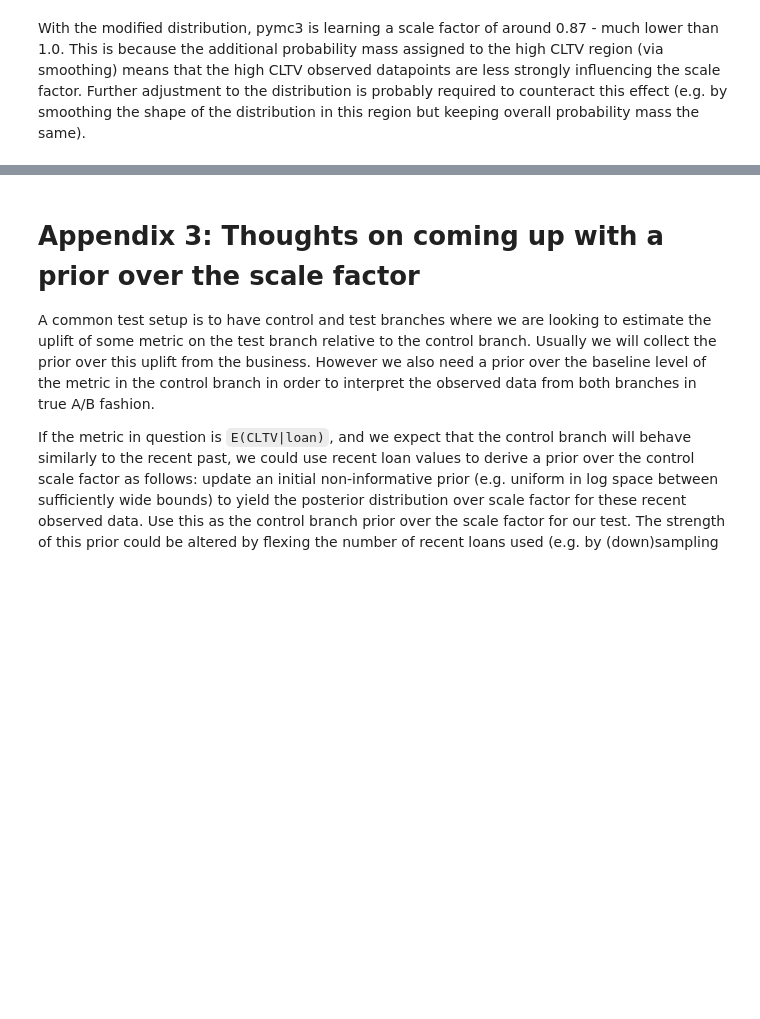
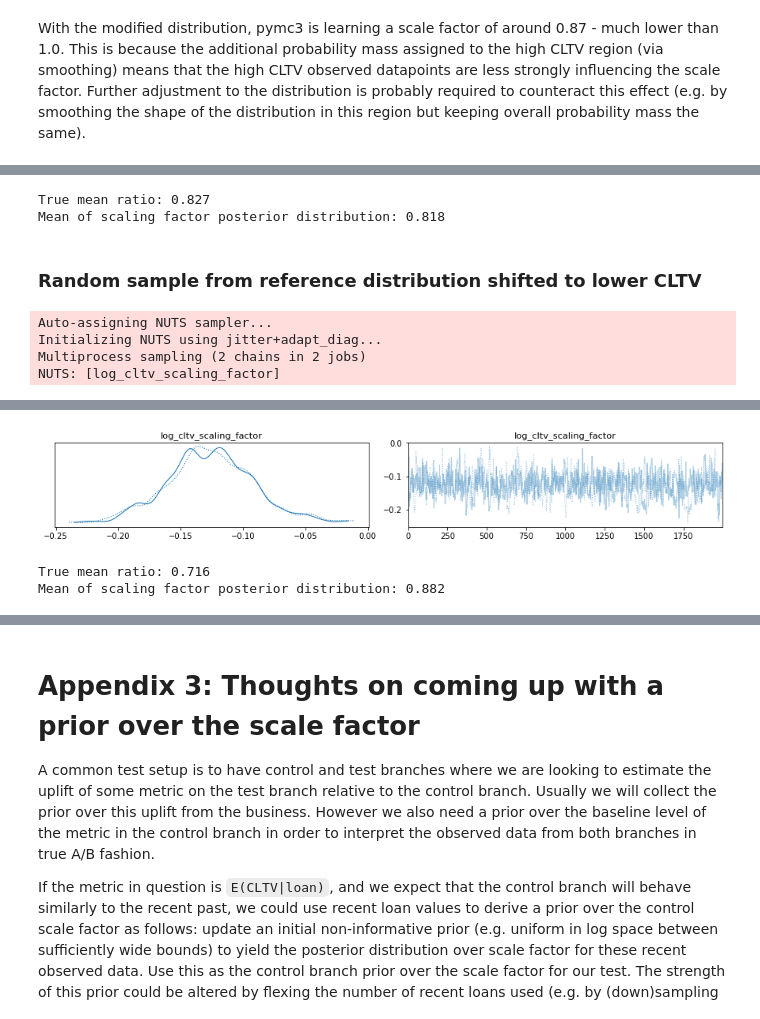
Before and after one commit to jackru/huge-lqg, a Jupyter notebook: bayes/empirical_distribution.ipynb, the cells around one changed output, grey strips where cells are left out. Saved outputs shown, nothing was run; the diff lists cells and outputs as text; code cells hidden in the pictures; blank space fills up the shorter version.

```diff
--- a/bayes/empirical_distribution.ipynb
+++ b/bayes/empirical_distribution.ipynb
@@ -663,0 +554,29 @@ Mean of scaling factor posterior distribution: 0.915
+# %%
+posterior_mean = np.exp(log_cltv_scale_dataset_2.posterior.log_cltv_scaling_factor.values).mean()
+print(f'True mean ratio: {dataset_2.mean()/empirical_cltv_dist4_mean:.3f}')
+print(f'Mean of scaling factor posterior distribution: {posterior_mean:.3f}')
+# %% [output]
+True mean ratio: 0.827
+Mean of scaling factor posterior distribution: 0.818
+# %% [markdown]
+### Random sample from reference distribution shifted to lower CLTV
+# %%
+with pm.Model() as cltv_model:
+    # prior
+    log_cltv_scaling_factor = pm.Uniform('log_cltv_scaling_factor', -2.0, 2.0)
+
+    # this returns the correct density in the transformed space
+    def scaled_empirical_logp(value):
+        return empirical_cltv_dist4.logp(value/tt.exp(log_cltv_scaling_factor)) - log_cltv_scaling_factor
+
+    # parameterisation
+    cltv = pm.DensityDist('cltv', scaled_empirical_logp, observed=dataset_3)
+
+    # plot
+    log_cltv_scale_dataset_3 = pm.sample(tune=2000, draws=2000, return_inferencedata=True)
+    pm.plot_trace(log_cltv_scale_dataset_3)
+# %% [output]
+Auto-assigning NUTS sampler...
+Initializing NUTS using jitter+adapt_diag...
+Multiprocess sampling (2 chains in 2 jobs)
+NUTS: [log_cltv_scaling_factor]
@@ -663,0 +586,8 @@ Mean of scaling factor posterior distribution: 0.915
+[figure, added]
+# %%
+posterior_mean = np.exp(log_cltv_scale_dataset_3.posterior.log_cltv_scaling_factor.values).mean()
+print(f'True mean ratio: {dataset_3.mean()/empirical_cltv_dist4_mean:.3f}')
+print(f'Mean of scaling factor posterior distribution: {posterior_mean:.3f}')
+# %% [output]
+True mean ratio: 0.716
+Mean of scaling factor posterior distribution: 0.882
```
Also changed, not shown: parts of 76 cells of this notebook.
